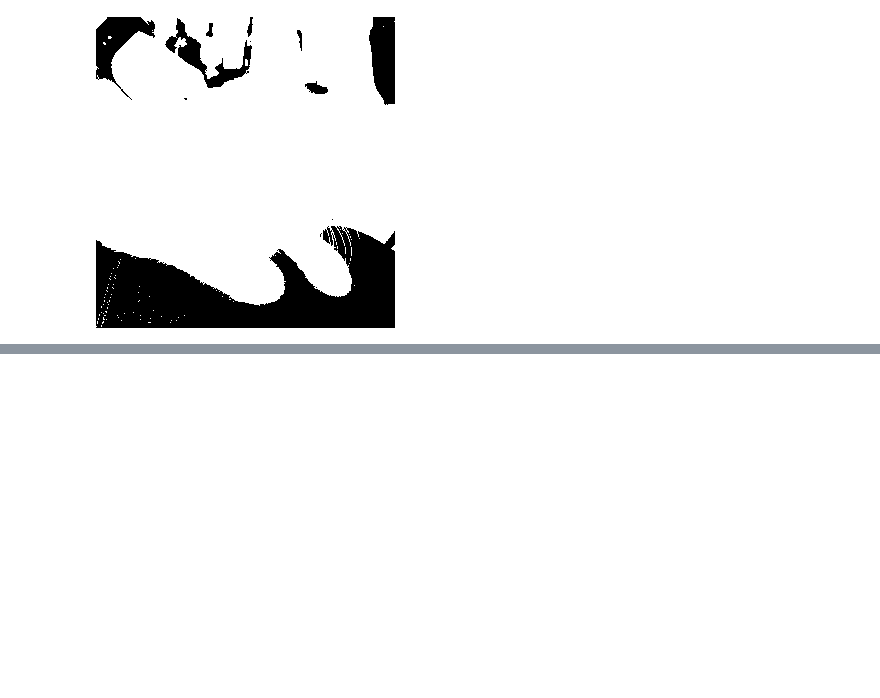
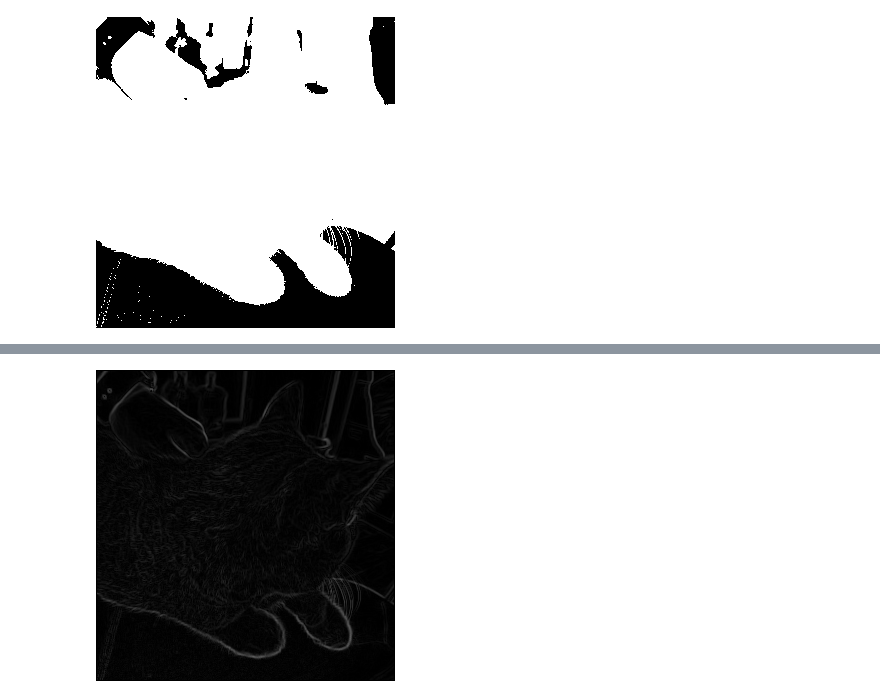
Before and after one commit to duducheng/SJTU-DIP-Proj, a Jupyter notebook: explore.ipynb, the cells around one changed output, grey strips where cells are left out. Cells and saved outputs as stored; diff of their text form; code cells hidden in the pictures; blank space fills up the shorter version.

```diff
--- a/explore.ipynb
+++ b/explore.ipynb
@@ -56,0 +88,4 @@ PIL.Image.fromarray(((arr>67)*255).astype(np.uint8))
+# %%
+PIL.Image.fromarray(((prewitt(arr))*255.).astype(np.uint8))
+# %% [output]
+[figure, added]
```
Also changed, not shown: parts of 20 cells of this notebook, 6 other files.
